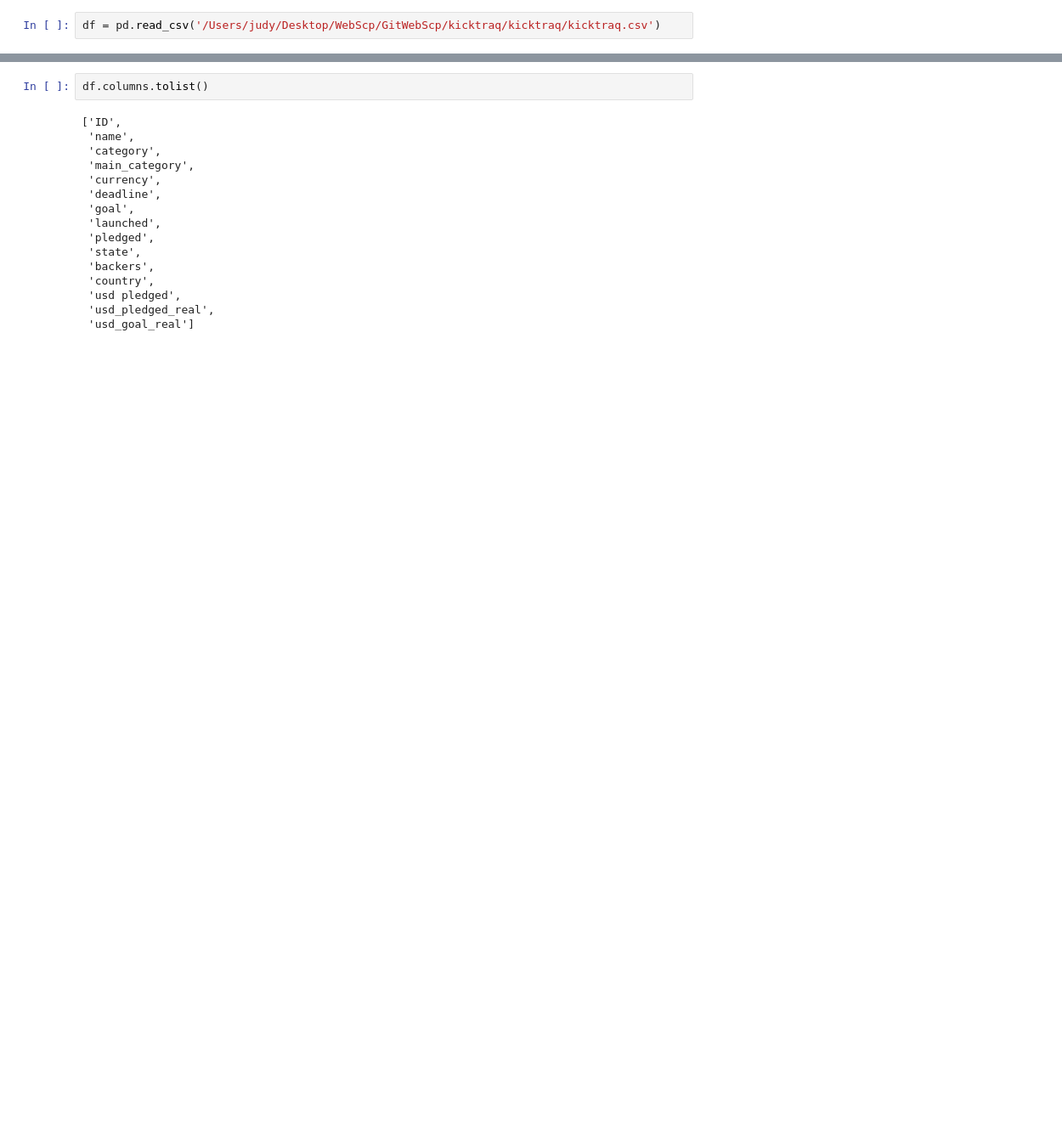
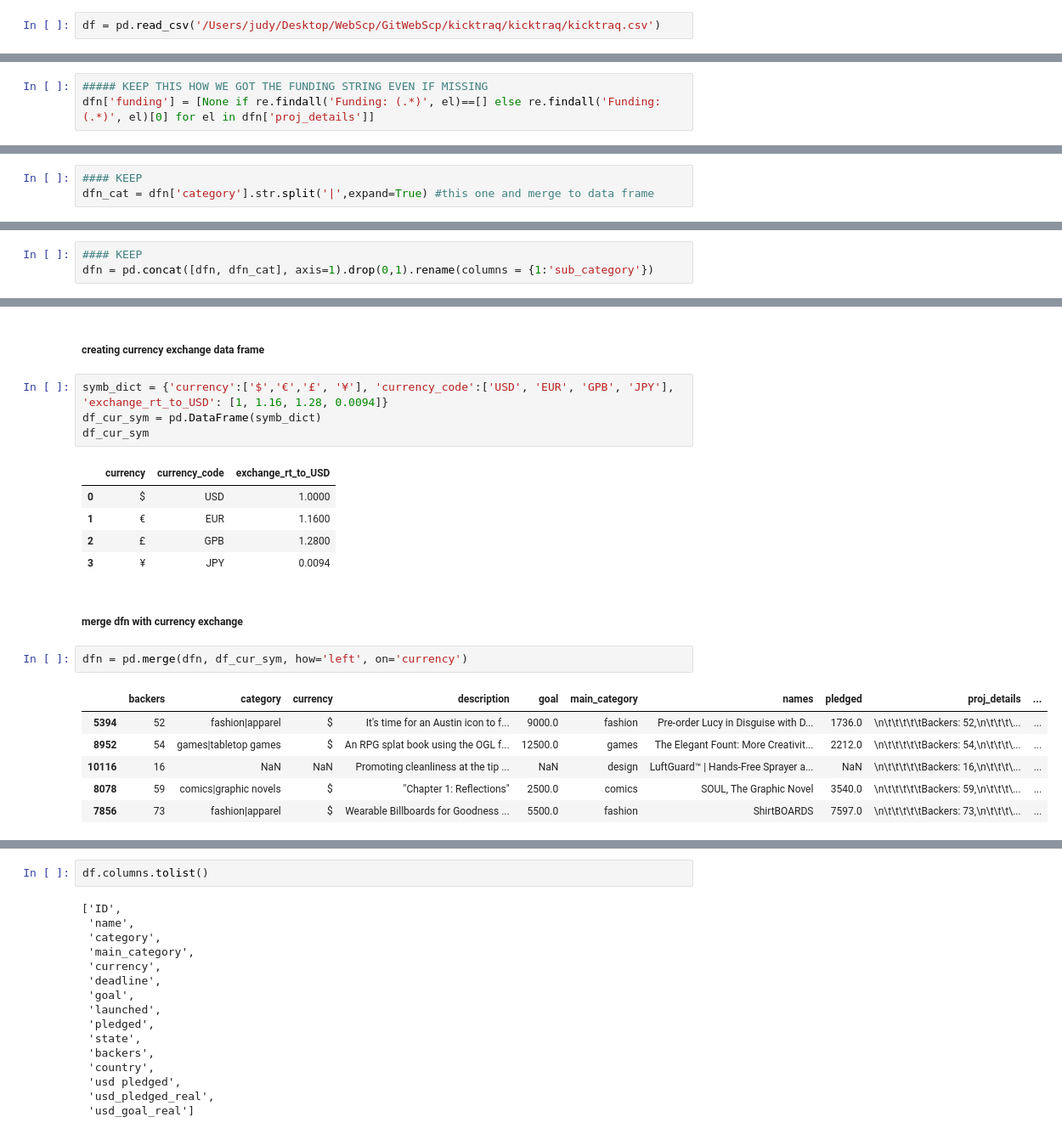
Before and after one commit to JudyChungJ/kicktraq_web_scrape, a Jupyter notebook: kicktraq.ipynb, the cells around one changed output, grey strips where cells are left out. Shown at 85% size. Saved outputs shown, nothing was run; the diff lists cells and outputs as text; blank space fills up the shorter version.

```diff
--- a/kicktraq.ipynb
+++ b/kicktraq.ipynb
@@ -112,0 +97,3 @@ df
+# %%
+##### KEEP THIS HOW WE GOT THE FUNDING STRING EVEN IF MISSING
+dfn['funding'] = [None if re.findall('Funding: (.*)', el)==[] else re.findall('Funding: (.*)', el)[0] for el in dfn['proj_details']]
@@ -112,0 +126,3 @@ df
+# %%
+#### KEEP
+dfn_cat = dfn['category'].str.split('|',expand=True) #this one and merge to data frame
@@ -112,0 +131,3 @@ df
+# %%
+#### KEEP
+dfn = pd.concat([dfn, dfn_cat], axis=1).drop(0,1).rename(columns = {1:'sub_category'})
@@ -112,0 +168,23 @@ df
+# %% [markdown]
+##### creating currency exchange data frame
+# %%
+symb_dict = {'currency':['$','€','£', '¥'], 'currency_code':['USD', 'EUR', 'GPB', 'JPY'], 'exchange_rt_to_USD': [1, 1.16, 1.28, 0.0094]}
+df_cur_sym = pd.DataFrame(symb_dict)
+df_cur_sym
+# %% [output]
+|  | currency | currency_code | exchange_rt_to_USD |
+| 0 | $ | USD | 1.0000 |
+| 1 | € | EUR | 1.1600 |
+| 2 | £ | GPB | 1.2800 |
+| 3 | ¥ | JPY | 0.0094 |
+# %% [markdown]
+##### merge dfn with currency exchange
+# %%
+dfn = pd.merge(dfn, df_cur_sym, how='left', on='currency')
+# %% [output]
+|  | backers | category | currency | description | goal | main_category | names | pledged | proj_details | ... |
+| 5394 | 52 | fashion|apparel | $ | It's time for an Austin icon to f... | 9000.0 | fashion | Pre-order Lucy in Disguise with D... | 1736.0 | \n\t\t\t\t\tBackers: 52,\n\t\t\t\... | ... |
+| 8952 | 54 | games|tabletop games | $ | An RPG splat book using the OGL f... | 12500.0 | games | The Elegant Fount: More Creativit... | 2212.0 | \n\t\t\t\t\tBackers: 54,\n\t\t\t\... | ... |
+| 10116 | 16 | NaN | NaN | Promoting cleanliness at the tip ... | NaN | design | LuftGuard™ | Hands-Free Sprayer a... | NaN | \n\t\t\t\t\tBackers: 16,\n\t\t\t\... | ... |
+| 8078 | 59 | comics|graphic novels | $ | "Chapter 1: Reflections" | 2500.0 | comics | SOUL, The Graphic Novel | 3540.0 | \n\t\t\t\t\tBackers: 59,\n\t\t\t\... | ... |
+| 7856 | 73 | fashion|apparel | $ | Wearable Billboards for Goodness ... | 5500.0 | fashion | ShirtBOARDS | 7597.0 | \n\t\t\t\t\tBackers: 73,\n\t\t\t\... | ... |
```
Also changed, not shown: parts of 64 cells of this notebook, 1 other file.
